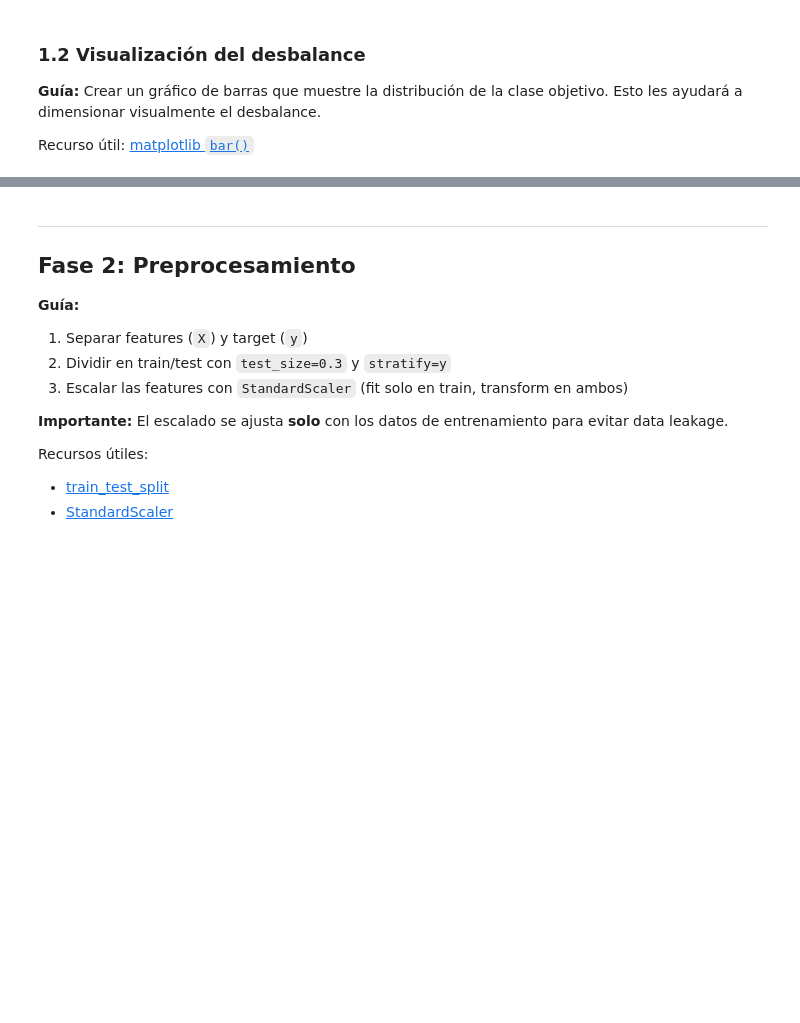
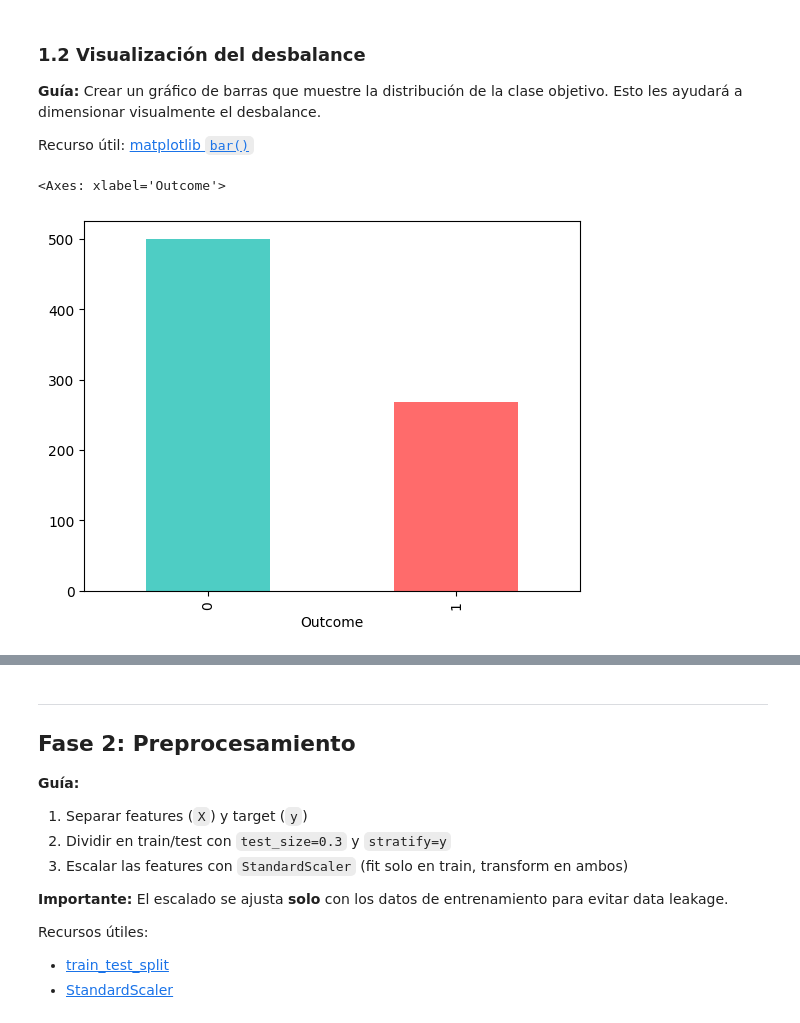
Before and after one commit to josenomberto/UTEC-CDIAV3-MCD8010, a Jupyter notebook: Tarea_Actividad_Oversampling_Undersampling.ipynb, the cells around one changed output, grey strips where cells are left out. Drawn from its saved outputs; the diff is of its cells as text; code cells hidden in the pictures; blank space fills up the shorter version.

```diff
--- a/Tarea_Actividad_Oversampling_Undersampling.ipynb
+++ b/Tarea_Actividad_Oversampling_Undersampling.ipynb
@@ -207,4 +219,9 @@ Recurso útil: [matplotlib `bar()`](https://matplotlib.org/stable/api/_as_gen/ma
 # %%
 # TODO: Crear un gráfico de barras con la distribución de clases
 # Pista: usar df['Outcome'].value_counts().plot(kind='bar', ...)
 # Usar colores distintos para cada clase
+
+df['Outcome'].value_counts().plot(kind='bar', color=['#4ECDC4', '#FF6B6B'])
+# %% [output]
+<Axes: xlabel='Outcome'>
+[figure, added]
```
Also changed, not shown: parts of 18 cells of this notebook.
